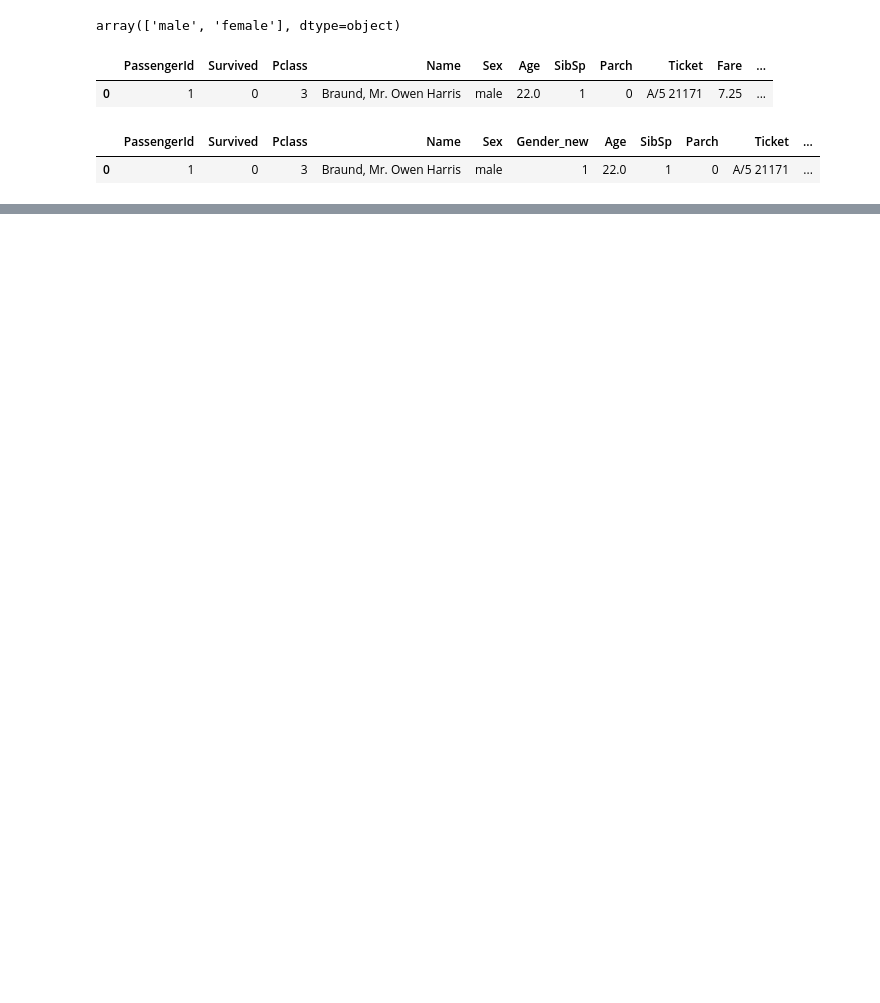
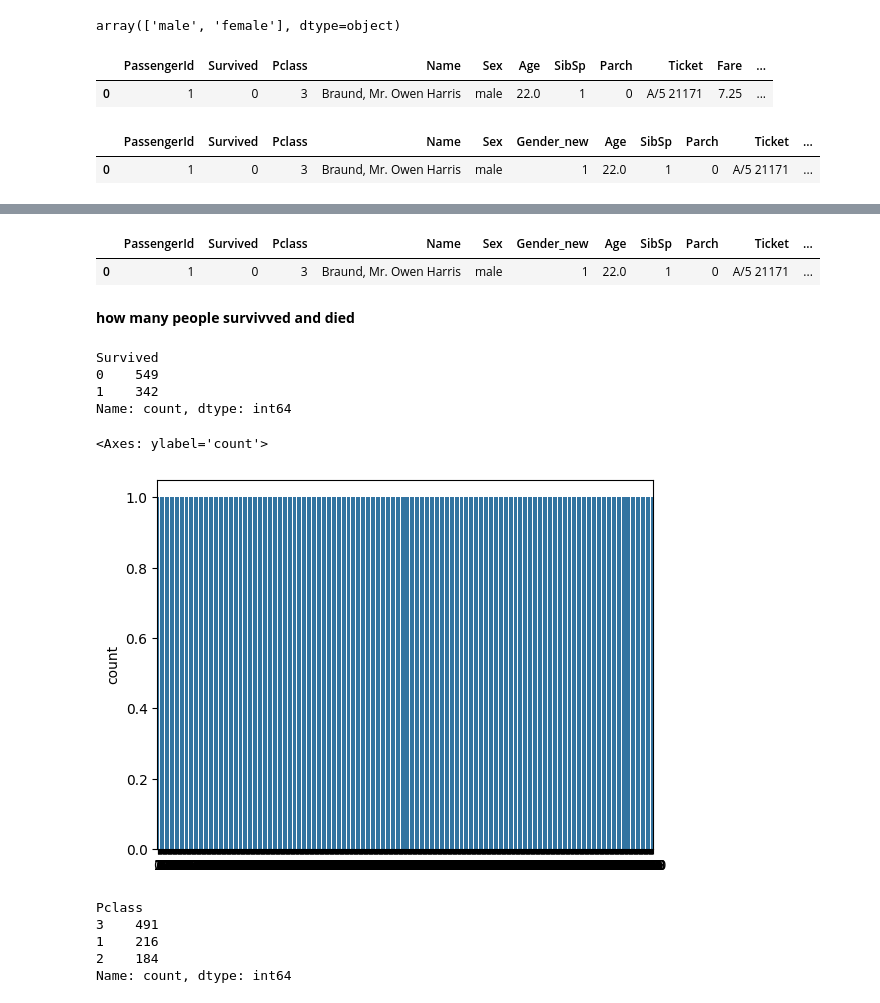
Before and after one commit to SPraveeen/pandas_warmup, a Jupyter notebook: Project4_(Titanic_train).ipynb, the cells around one changed output, grey strips where cells are left out. Cells and saved outputs as stored; diff of their text form; code cells hidden in the pictures; blank space fills up the shorter version.

```diff
--- a/Project4_(Titanic_train).ipynb
+++ b/Project4_(Titanic_train).ipynb
@@ -268,0 +314,15 @@ data.head(1)
+# %%
+data1=pd.get_dummies(data,columns=['Embarked'],drop_first=True).head(1)
+data1
+# %% [output]
+|  | PassengerId | Survived | Pclass | Name | Sex | Gender_new | Age | SibSp | Parch | Ticket | ... |
+| 0 | 1 | 0 | 3 | Braund, Mr. Owen Harris | male | 1 | 22.0 | 1 | 0 | A/5 21171 | ... |
+# %% [markdown]
+**how many people survivved and died**
+# %%
+data['Survived'].value_counts()
+# %% [output]
+Survived
+0    549
+1    342
+Name: count, dtype: int64
@@ -268,0 +332,13 @@ data.head(1)
+# %%
+sns.countplot(data['Survived'])
+# %% [output]
+<Axes: ylabel='count'>
+[figure, added]
+# %%
+data['Pclass'].value_counts()
+# %% [output]
+Pclass
+3    491
+1    216
+2    184
+Name: count, dtype: int64
```
Also changed, not shown: parts of 22 cells of this notebook.
